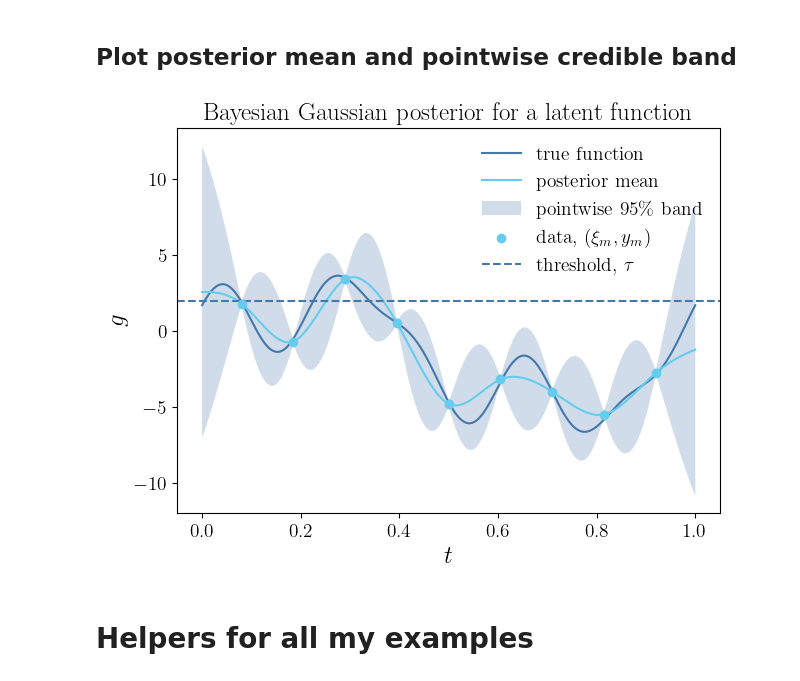
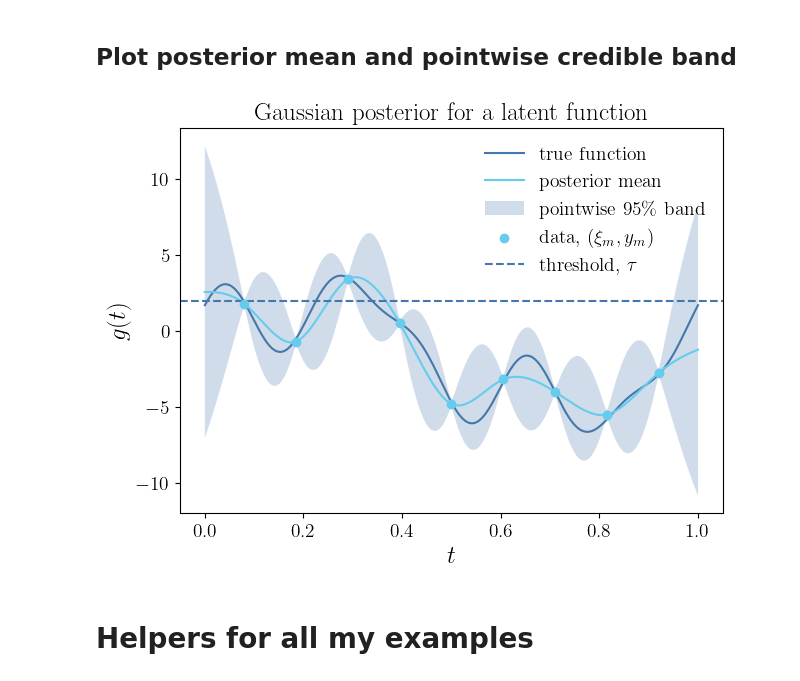
Before and after one commit to fjhickernell/MCQMC26, a Jupyter notebook: notebooks/MCQMC2026_UQ_Penalty_Example.ipynb, the cells around one changed output. Saved outputs shown, nothing was run; the diff lists cells and outputs as text; code cells hidden in the pictures.

```diff
--- a/notebooks/MCQMC2026_UQ_Penalty_Example.ipynb
+++ b/notebooks/MCQMC2026_UQ_Penalty_Example.ipynb
@@ -236,30 +238,30 @@ post_sd_plot = np.sqrt(np.maximum(np.diag(post_cov_plot), 0))
 # %%
 post_sd = np.sqrt(np.diag(post_cov))
 
 fig, ax = plt.subplots(figsize=(7, 5))
 
 ax.plot(t_plot, f_true(t_plot), label="true function")
 ax.plot(t_plot, post_mean_plot, label="posterior mean")
 ax.fill_between(
     t_plot,
     post_mean_plot - 1.96 * post_sd_plot,
     post_mean_plot + 1.96 * post_sd_plot,
     alpha=0.25,
     label="pointwise 95\% band",
 )
 ax.scatter(x_obs, y_obs, zorder=5, label=r"data, $(\xi_m, y_m)$")
 ax.axhline(threshold, linestyle="--", label=r"threshold, $\tau$")
 
 ax.set_xlabel("$t$")
-ax.set_ylabel("$g$")
-ax.set_title("Bayesian Gaussian posterior for a latent function")
+ax.set_ylabel("$g(t)$")
+ax.set_title("Gaussian posterior for a latent function")
 ax.legend(loc="best")
 
 if nb.SAVEFIGS:
     nb.savefig("posterior_gp_example")
 plt.show()
 # %% [output]
-[figure, old version]
+[figure, new version]
 # %% [markdown]
 # Helpers for all my examples
 # %% [markdown]
```
Also changed, not shown: parts of 42 cells of this notebook, 51 other files.
